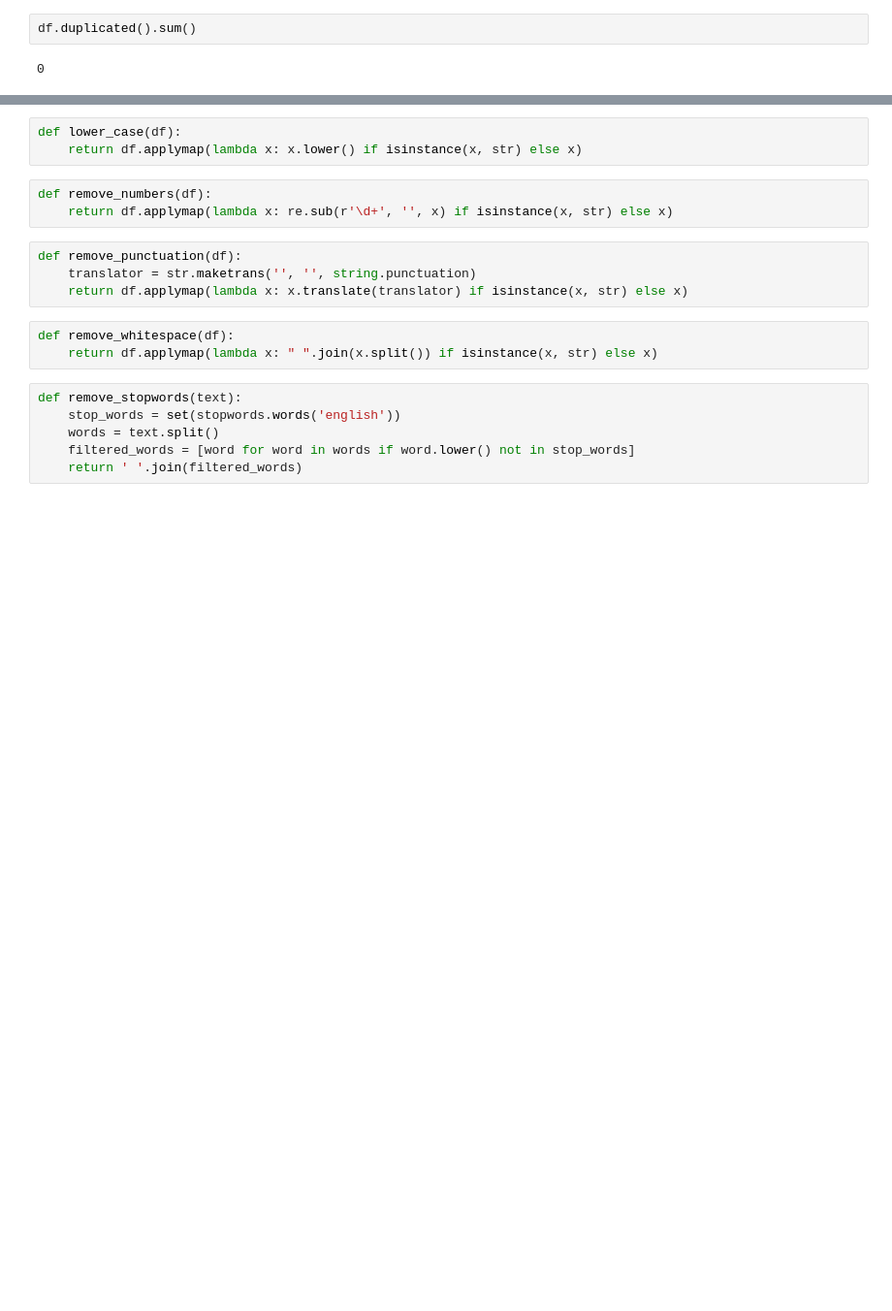
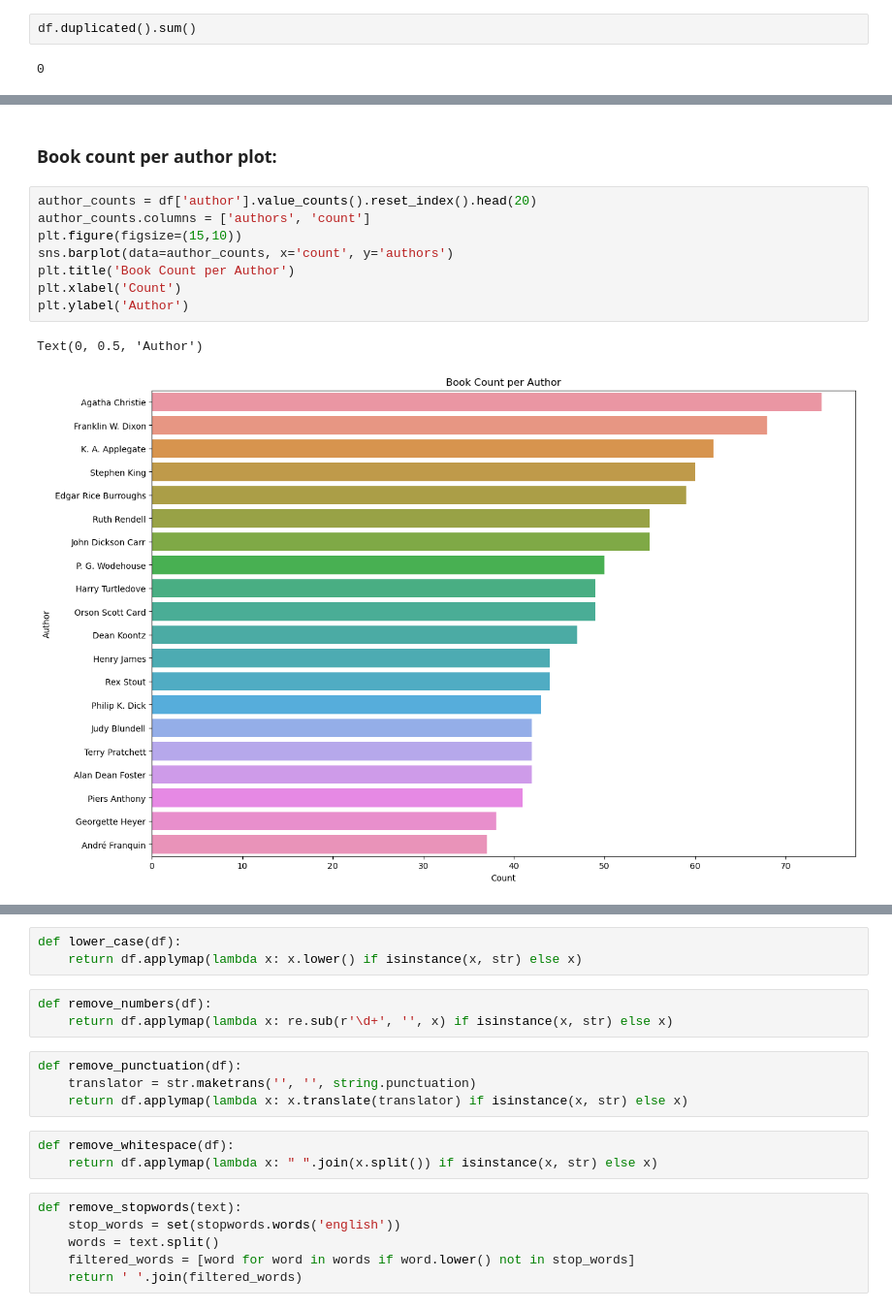
Before and after one commit to SRDsara/Book-Summarizer, a Jupyter notebook: book.ipynb, the cells around one changed output, grey strips where cells are left out. Shown at 97% size. Drawn from its saved outputs; the diff is of its cells as text; blank space fills up the shorter version.

```diff
--- a/book.ipynb
+++ b/book.ipynb
@@ -106,0 +186,13 @@ df.head()
+# %% [markdown]
+### Book count per author plot:
+# %%
+author_counts = df['author'].value_counts().reset_index().head(20)
+author_counts.columns = ['authors', 'count']
+plt.figure(figsize=(15,10))
+sns.barplot(data=author_counts, x='count', y='authors')
+plt.title('Book Count per Author')
+plt.xlabel('Count')
+plt.ylabel('Author')
+# %% [output]
+Text(0, 0.5, 'Author')
+[figure, added]
```
Also changed, not shown: parts of 49 cells of this notebook.
